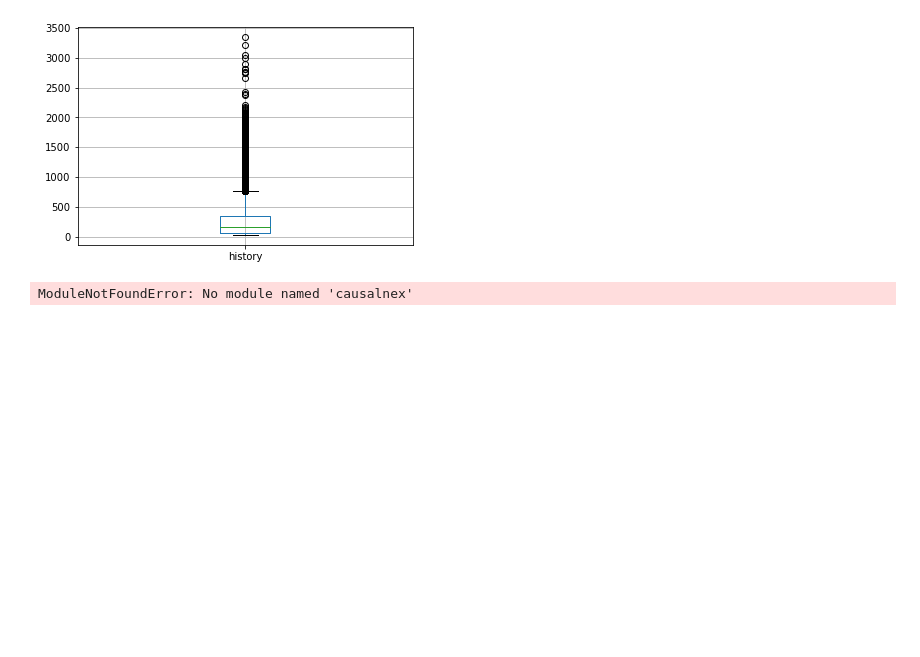
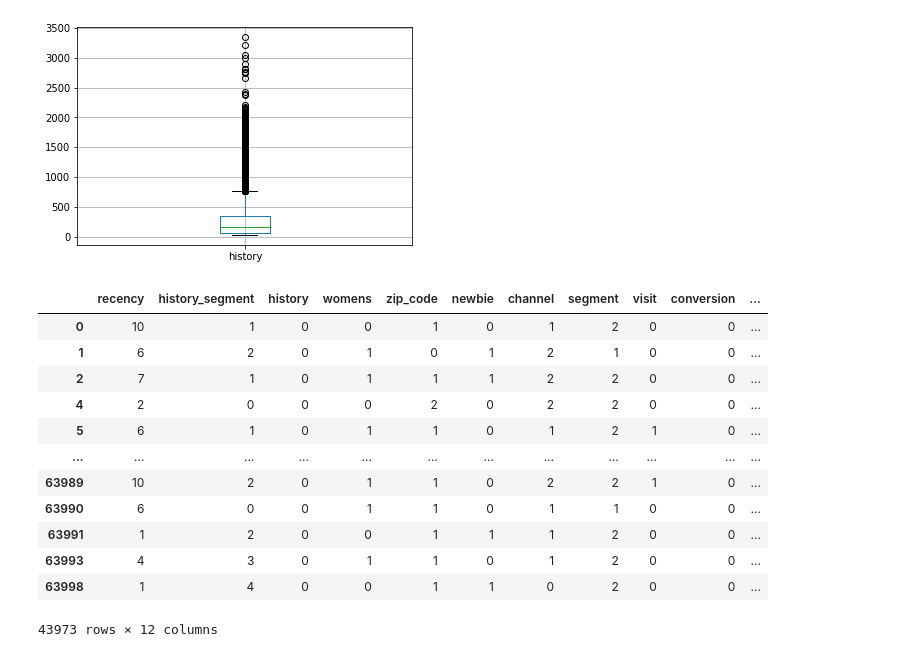
Before and after one commit to watanta/causal_inference_cibook, a Jupyter notebook: causal_inference.ipynb, the cells around one changed output. Drawn from its saved outputs; the diff is of its cells as text; code cells hidden in the pictures; blank space fills up the shorter version.

```diff
--- a/causal_inference.ipynb
+++ b/causal_inference.ipynb
@@ -85,5 +85,22 @@ struct_data[["history"]].boxplot()
 from causalnex.discretiser import Discretiser
 struct_data["spend"] = Discretiser(method="fixed",
                           numeric_split_points=[100, 200, 300, 400, 500]).transform(struct_data["spend"].values)
+
+struct_data["history"] = Discretiser(method="fixed",
+                          numeric_split_points=[1000, 2000, 3000, 4000]).transform(struct_data["spend"].values)
-# %% [output]
-ModuleNotFoundError: No module named 'causalnex'
+# %%
+struct_data
+# %% [output]
+|  | recency | history_segment | history | womens | zip_code | newbie | channel | segment | visit | conversion | ... |
+| 0 | 10 | 1 | 0 | 0 | 1 | 0 | 1 | 2 | 0 | 0 | ... |
+| 1 | 6 | 2 | 0 | 1 | 0 | 1 | 2 | 1 | 0 | 0 | ... |
+| 2 | 7 | 1 | 0 | 1 | 1 | 1 | 2 | 2 | 0 | 0 | ... |
+| 4 | 2 | 0 | 0 | 0 | 2 | 0 | 2 | 2 | 0 | 0 | ... |
+| 5 | 6 | 1 | 0 | 1 | 1 | 0 | 1 | 2 | 1 | 0 | ... |
+| ... | ... | ... | ... | ... | ... | ... | ... | ... | ... | ... | ... |
+| 63989 | 10 | 2 | 0 | 1 | 1 | 0 | 2 | 2 | 1 | 0 | ... |
+| 63990 | 6 | 0 | 0 | 1 | 1 | 0 | 1 | 1 | 0 | 0 | ... |
+| 63991 | 1 | 2 | 0 | 0 | 1 | 1 | 1 | 2 | 0 | 0 | ... |
+| 63993 | 4 | 3 | 0 | 1 | 1 | 0 | 1 | 2 | 0 | 0 | ... |
+| 63998 | 1 | 4 | 0 | 0 | 1 | 1 | 0 | 2 | 0 | 0 | ... |
+43973 rows × 12 columns
```
Also changed, not shown: parts of 3 cells of this notebook, 2 other files.
